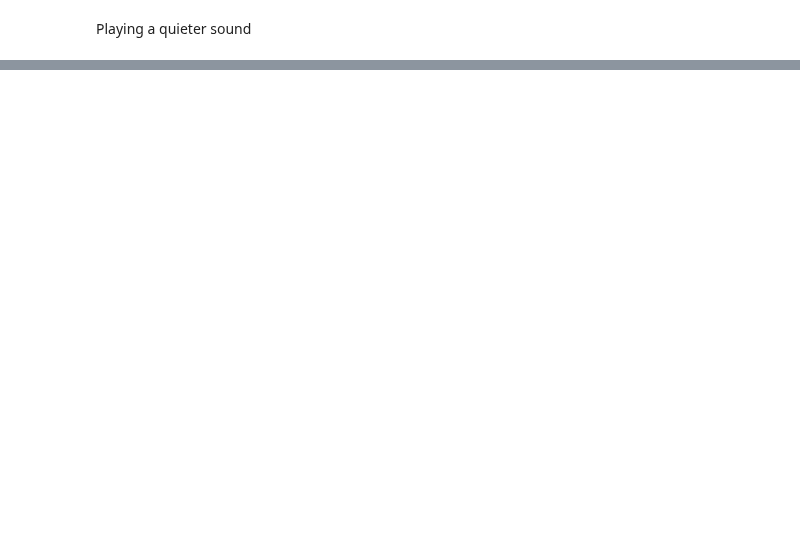
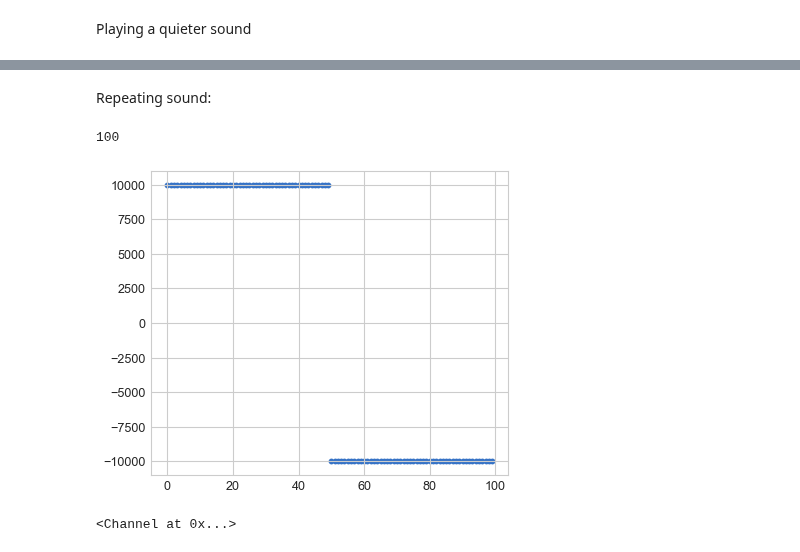
Before and after one commit to aliakhtar/maths4programmers-python, a Jupyter notebook: ch13/13.1.ipynb, the cells around one changed output, grey strips where cells are left out. Cells and saved outputs as stored; diff of their text form; code cells hidden in the pictures; blank space fills up the shorter version.

Commit message:
Playing a repeating tone

```diff
--- a/ch13/13.1.ipynb
+++ b/ch13/13.1.ipynb
@@ -53,0 +57,16 @@ sound.play()
+# %% [markdown]
+Repeating sound:
+# %%
+form = np.repeat([10000, -10000], 50)
+print(len(form))
+plot_sequence(form)
+# %% [output]
+100
+[figure, added]
+# %%
+arr = np.tile(form, 441)
+arr = np.array(arr, dtype='int16')
+sound = pygame.sndarray.make_sound(arr)
+sound.play()
+# %% [output]
+<Channel at 0x...>
```
Also changed, not shown: parts of 4 cells of this notebook.
